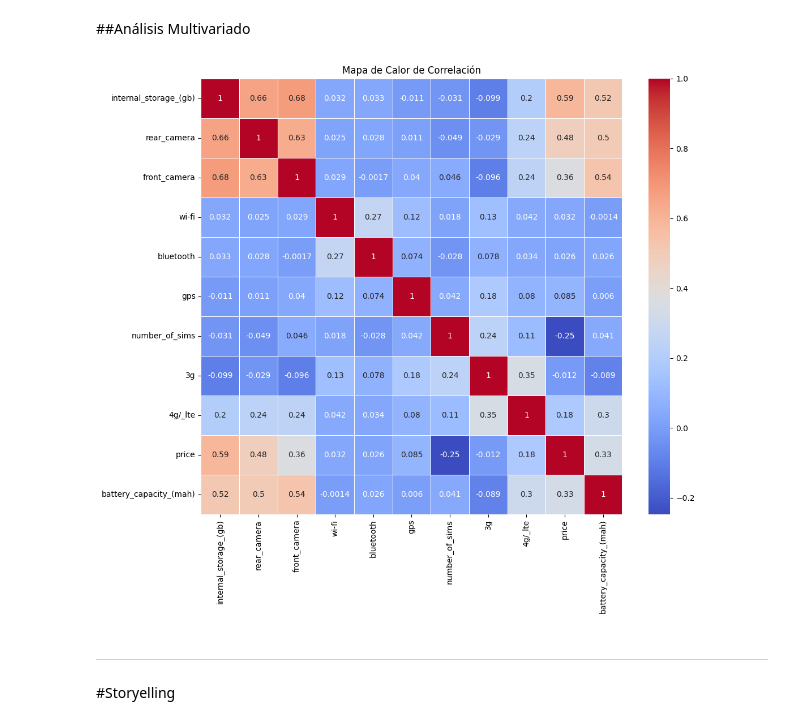
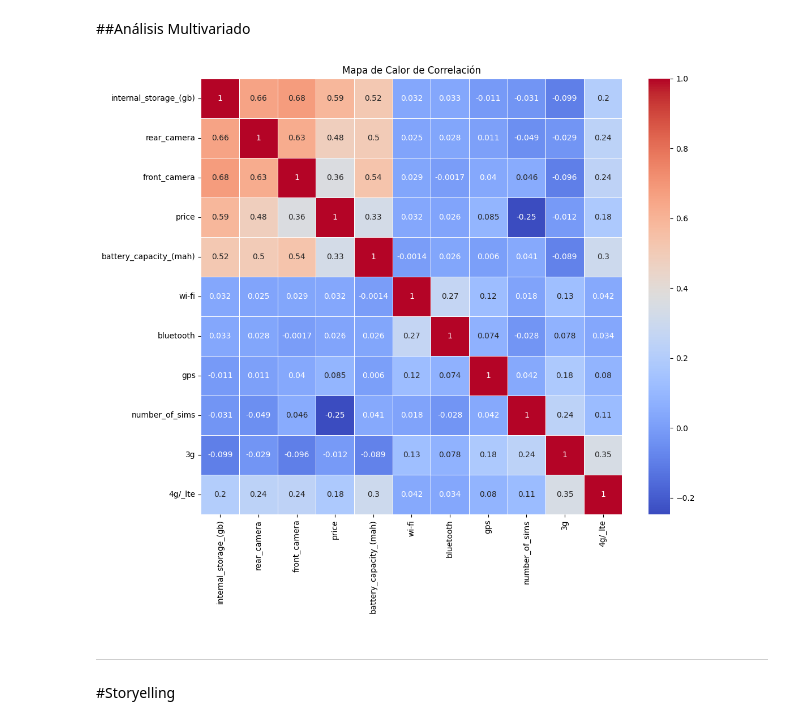
Before and after one commit to guidodroblas/guidodroblas, a Jupyter notebook: codigo_entrega_CH.ipynb, the cells around one changed output. Cells and saved outputs as stored; diff of their text form; code cells hidden in the pictures.

```diff
--- a/codigo_entrega_CH.ipynb
+++ b/codigo_entrega_CH.ipynb
@@ -354,29 +354,30 @@ plt.show()
 # %%
 variables = ["internal_storage_(gb)",
     "rear_camera",
     "front_camera",
+    "price",
+    "battery_capacity_(mah)",
     "wi-fi",
     "bluetooth",
     "gps",
     "number_of_sims",
     "3g",
-    "4g/_lte",
-    "price",
-    "battery_capacity_(mah)"
+    "4g/_lte"
+
 ]
 selected_df = df[variables]
 
 # Calcular la matriz de correlación
 correlation_matrix = selected_df.corr()
 
 # Crear el mapa de calor
-plt.figure(figsize=(12, 10))
+hm=plt.figure(figsize=(12, 10))
 sns.heatmap(correlation_matrix, annot=True, cmap='coolwarm', linewidths=0.5)
 plt.title("Mapa de Calor de Correlación")
 plt.show()
-#plt.savefig(f"{images_dir}/corr.png")
+hm.savefig(f"{images_dir}/corr.png")
 # %% [output]
-[figure, old version]
+[figure, new version]
 # %% [markdown]
 
 ---
```
Also changed, not shown: parts of 10 cells of this notebook.
